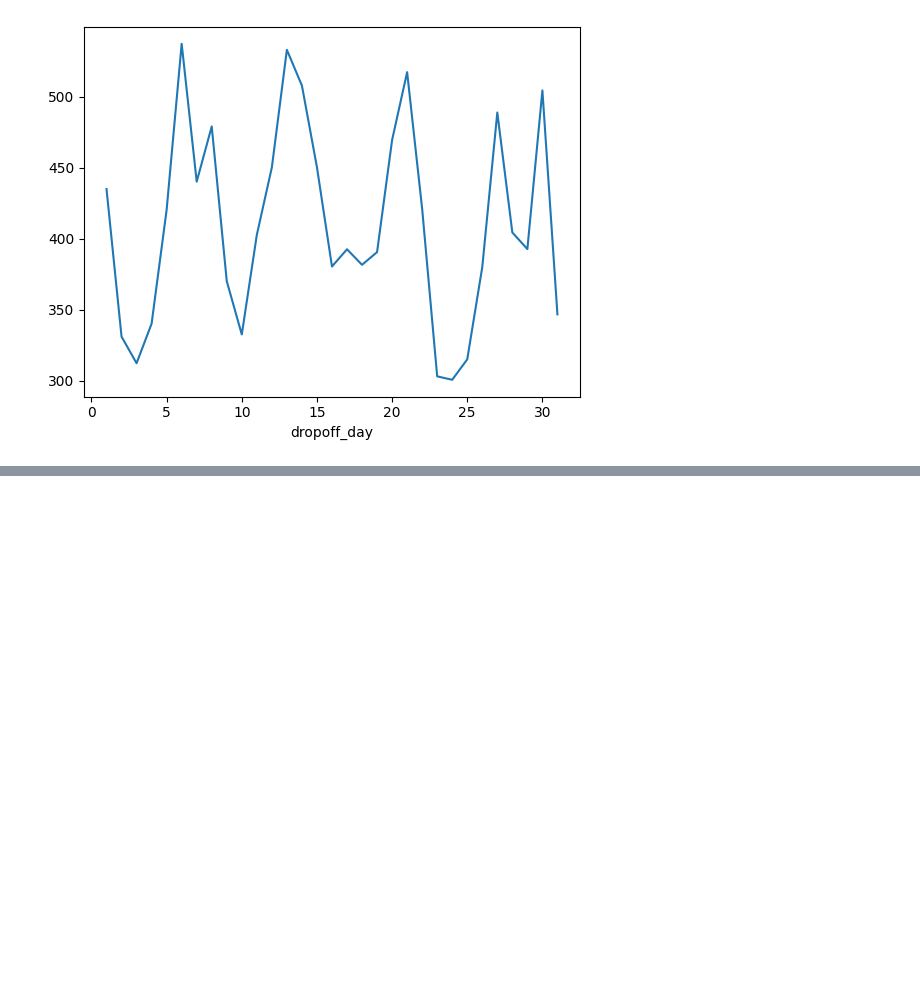
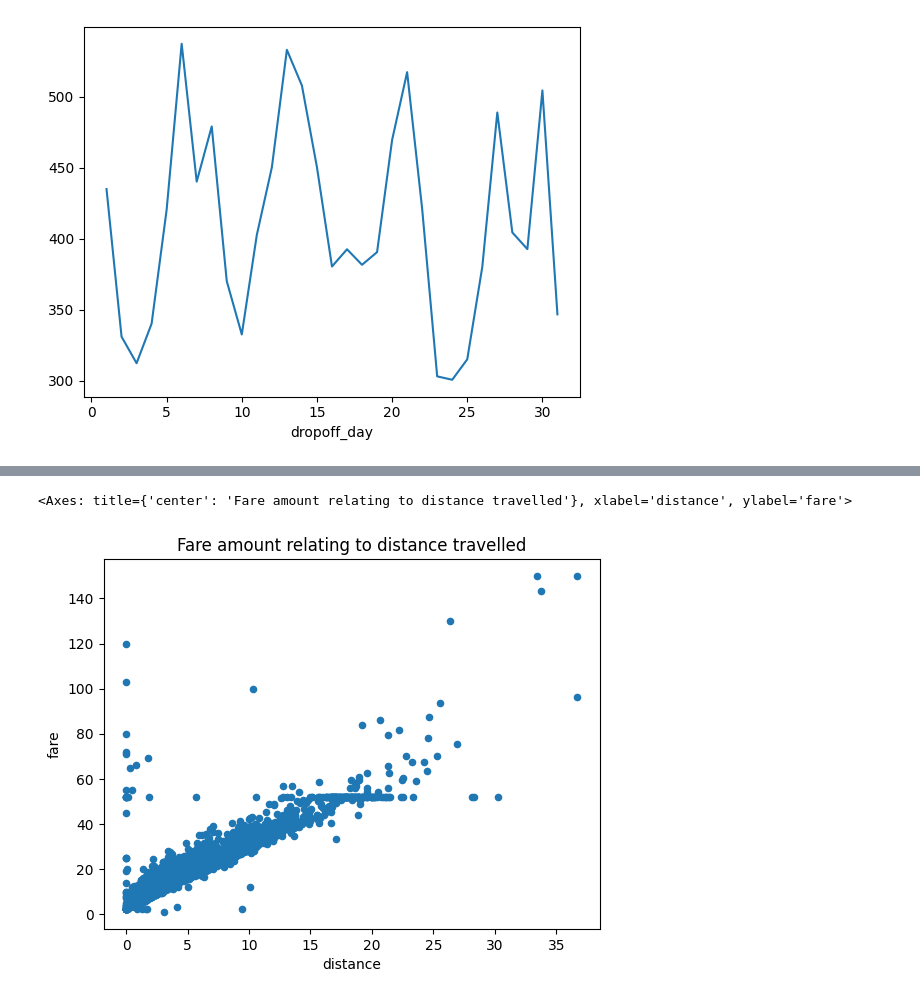
Before and after one commit to r-leyshon/py-pandas, a Jupyter notebook: data-manipulation/04-pd-plot.ipynb, the cells around one changed output, grey strips where cells are left out. Saved outputs shown, nothing was run; the diff lists cells and outputs as text; code cells hidden in the pictures; blank space fills up the shorter version.

```diff
--- a/data-manipulation/04-pd-plot.ipynb
+++ b/data-manipulation/04-pd-plot.ipynb
@@ -58,0 +65,6 @@ fares_by_day_of_month.plot(kind="line")
+# %%
+# relationship in  distance versus fare?
+taxis.plot(kind="scatter", x="distance", y="fare", title="Fare amount relating to distance travelled")
+# %% [output]
+<Axes: title={'center': 'Fare amount relating to distance travelled'}, xlabel='distance', ylabel='fare'>
+[figure, added]
```
Also changed, not shown: parts of 1 cell of this notebook.
